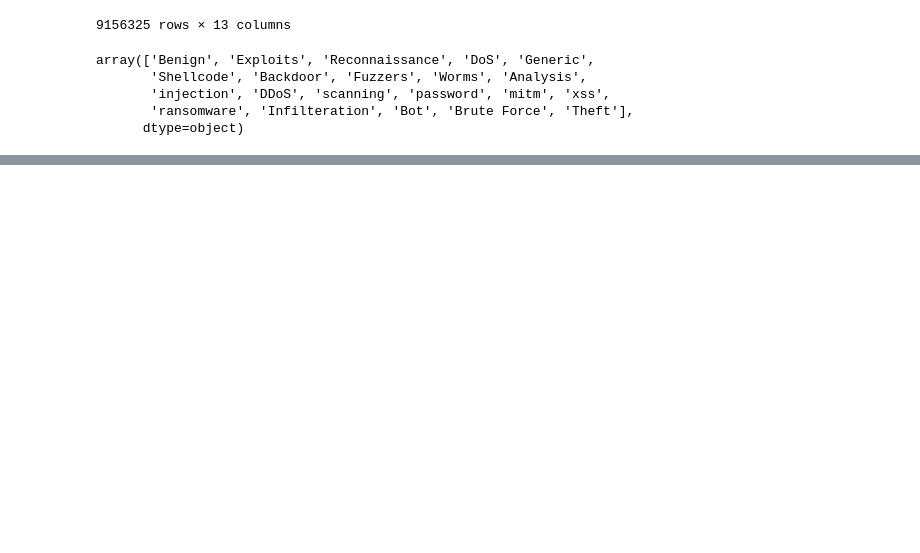
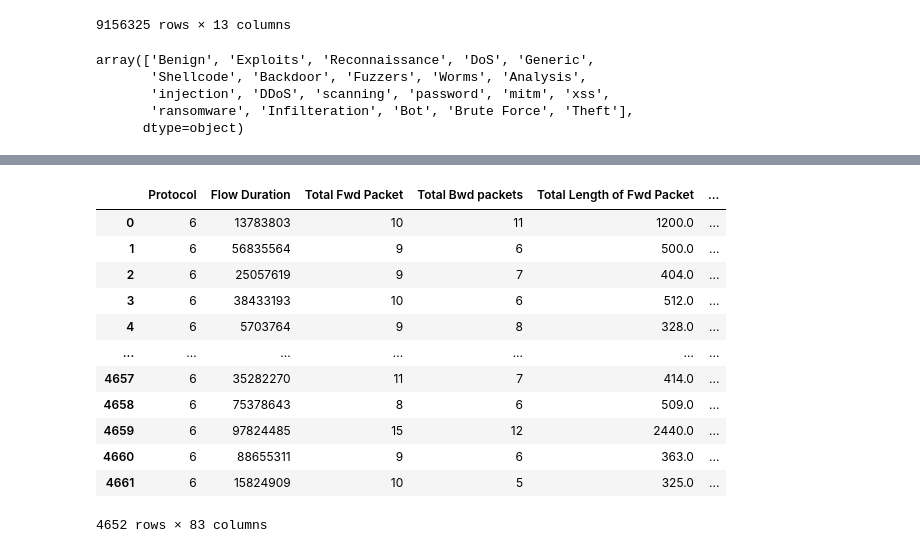
Before and after one commit to TheMessik/thesis, a Jupyter notebook: notebooks/ConCap-CIC2018.ipynb, the cells around one changed output, grey strips where cells are left out. Drawn from its saved outputs; the diff is of its cells as text; code cells hidden in the pictures; blank space fills up the shorter version.

```diff
--- a/notebooks/ConCap-CIC2018.ipynb
+++ b/notebooks/ConCap-CIC2018.ipynb
@@ -435,0 +524,17 @@ array(['Benign', 'Exploits', 'Reconnaissance', 'DoS', 'Generic',
+# %%
+concap_goldeneye = get_concap_dataset("concap_goldeneye.csv")
+concap_goldeneye
+# %% [output]
+|  | Protocol | Flow Duration | Total Fwd Packet | Total Bwd packets | Total Length of Fwd Packet | ... |
+| 0 | 6 | 13783803 | 10 | 11 | 1200.0 | ... |
+| 1 | 6 | 56835564 | 9 | 6 | 500.0 | ... |
+| 2 | 6 | 25057619 | 9 | 7 | 404.0 | ... |
+| 3 | 6 | 38433193 | 10 | 6 | 512.0 | ... |
+| 4 | 6 | 5703764 | 9 | 8 | 328.0 | ... |
+| ... | ... | ... | ... | ... | ... | ... |
+| 4657 | 6 | 35282270 | 11 | 7 | 414.0 | ... |
+| 4658 | 6 | 75378643 | 8 | 6 | 509.0 | ... |
+| 4659 | 6 | 97824485 | 15 | 12 | 2440.0 | ... |
+| 4660 | 6 | 88655311 | 9 | 6 | 363.0 | ... |
+| 4661 | 6 | 15824909 | 10 | 5 | 325.0 | ... |
+4652 rows × 83 columns
```
Also changed, not shown: parts of 23 cells of this notebook.
